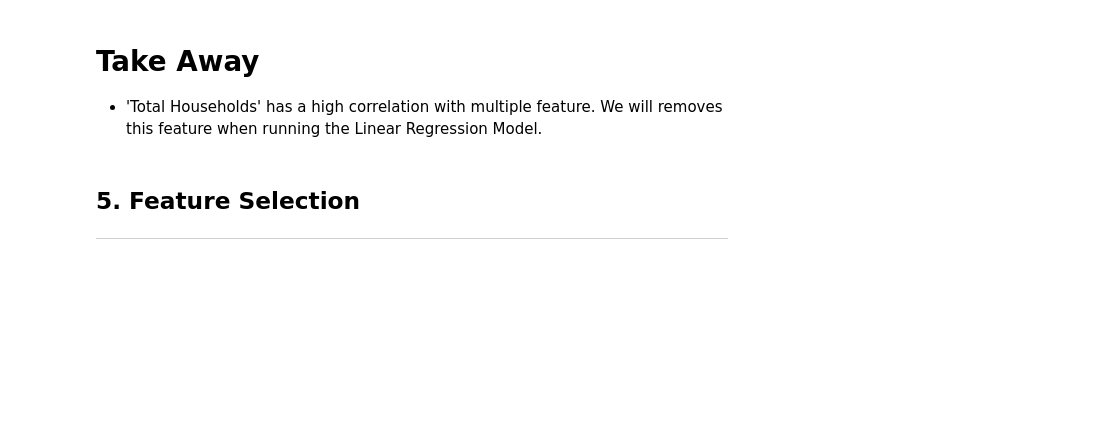
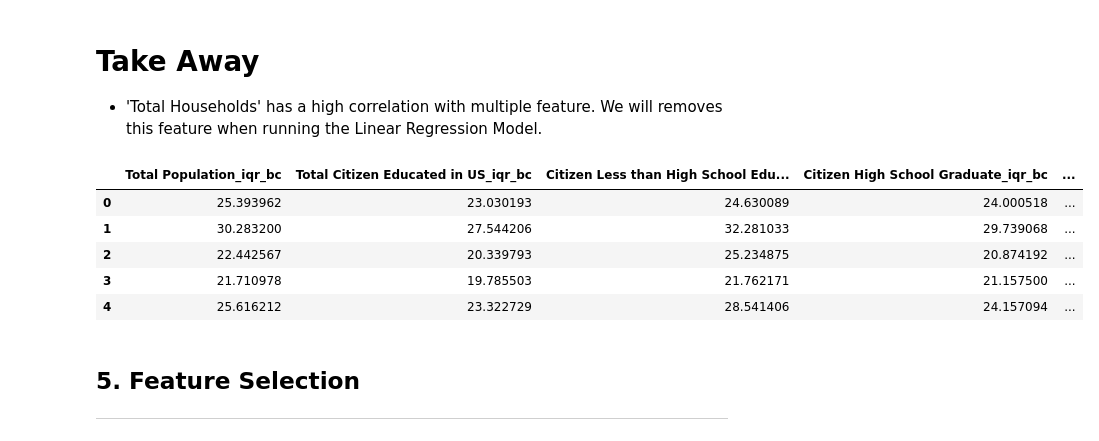
Before and after one commit to monikasivilli/Capstone-Project, a Jupyter notebook: EDA.ipynb, the cells around one changed output. Saved outputs shown, nothing was run; the diff lists cells and outputs as text; code cells hidden in the pictures; blank space fills up the shorter version.

```diff
--- a/EDA.ipynb
+++ b/EDA.ipynb
@@ -659,6 +659,27 @@ with sns.axes_style("darkgrid"):
 # %% [markdown]
 # Take Away
 - 'Total Households' has a high correlation with multiple feature. We will removes this feature when running the Linear Regression Model.
+# %%
+df_lingreg = pd.DataFrame (df, columns =['Total Population_iqr_bc',
+                        'Total Citizen Educated in US_iqr_bc','Citizen Less than High School  Education_iqr_bc',
+                        'Citizen High School  Graduate_iqr_bc','Citizen Some College  Education_iqr_bc',
+                         'Citizen College Degree_iqr_bc','Total Citizen Income_iqr_bc','Citizen No Income_iqr_bc',
+                          'Citizen Income 1-9999_iqr_bc','Citizen Income 10000-14999_iqr_bc','Citizen Income 15000-24999_iqr_bc',
+                         'Citizen Income 25000-34999_iqr_bc','Citizen Income 35000-49999_iqr_bc',
+                        'Citizen Income 50000-64999_iqr_bc','Citizen Income over 75000_iqr_bc',
+                        'Hispanic or Latino_iqr_bc','Median Age_iqr_bc',
+                         'Male Median Age_iqr_bc', 'Female Median Age_iqr_bc',
+                       'Average Household Size_iqr_bc','Total Confirmed Cases', 'Total Deaths',
+                      'Case Rate per 1000', 'Death Rate 1000'])
+
+df_lingreg.head()
+# %% [output]
+|  | Total Population_iqr_bc | Total Citizen Educated in US_iqr_bc | Citizen Less than High School Edu... | Citizen High School Graduate_iqr_bc | ... |
+| 0 | 25.393962 | 23.030193 | 24.630089 | 24.000518 | ... |
+| 1 | 30.283200 | 27.544206 | 32.281033 | 29.739068 | ... |
+| 2 | 22.442567 | 20.339793 | 25.234875 | 20.874192 | ... |
+| 3 | 21.710978 | 19.785503 | 21.762171 | 21.157500 | ... |
+| 4 | 25.616212 | 23.322729 | 28.541406 | 24.157094 | ... |
 # %% [markdown]
 <a id = "66"> <h2> 5. Feature Selection </h2> </a>
 ___
```
Also changed, not shown: parts of 2 cells of this notebook, 3 other files.
